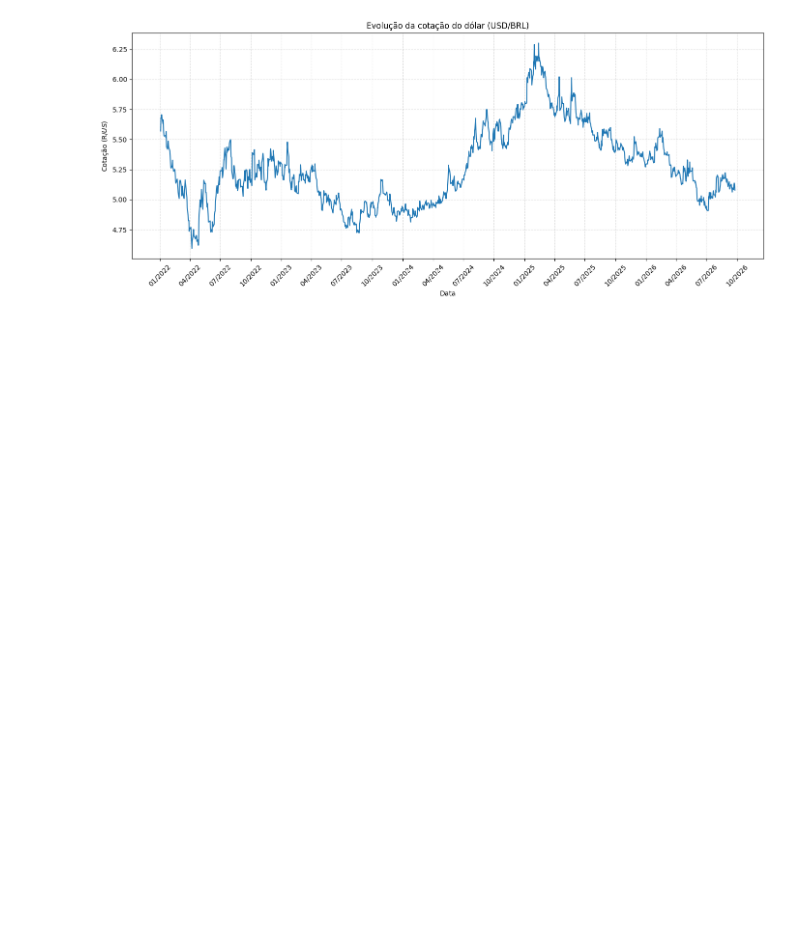
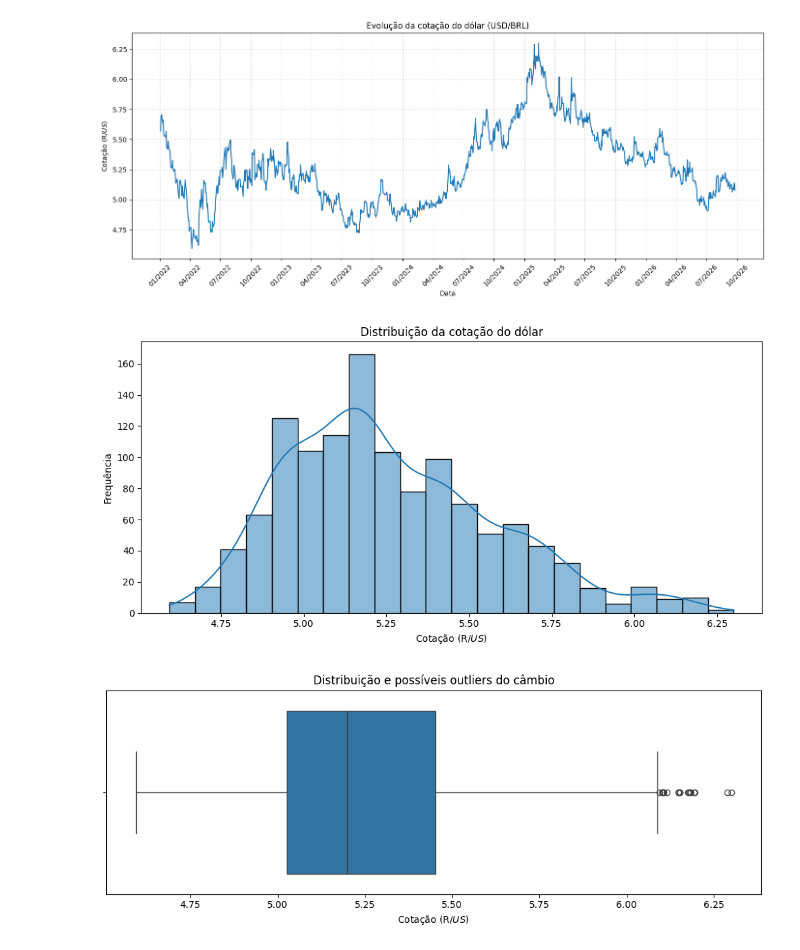
Before and after one commit to vitorjensen/Python_para_Analise_de_Dados, a Jupyter notebook: Projetos/Análise Exploratória de Combustível/Análise_Exploratória_de_Combustível.ipynb, the cells around one changed output. Saved outputs shown, nothing was run; the diff lists cells and outputs as text; code cells hidden in the pictures; blank space fills up the shorter version.

Commit message:
Plotando gráficos de Variação Diária e Outliers

```diff
--- a/Projetos/Análise Exploratória de Combustível/Análise_Exploratória_de_Combustível.ipynb
+++ b/Projetos/Análise Exploratória de Combustível/Análise_Exploratória_de_Combustível.ipynb
@@ -928,3 +948,33 @@ plt.tight_layout()
 plt.show()
 # %% [output]
 [figure]
+# %%
+# Calculando distribuição e possíveis outliers
+
+plt.figure(figsize=(10, 5))
+
+sns.histplot(
+    data=df_cambio,
+    x='Valor_Fechamento',
+    kde=True
+)
+
+plt.title('Distribuição da cotação do dólar')
+plt.xlabel('Cotação (R$/US$)')
+plt.ylabel('Frequência')
+
+plt.tight_layout()
+plt.show()
+
+plt.figure(figsize=(10, 4))
+
+sns.boxplot(x=df_cambio['Valor_Fechamento'])
+
+plt.title('Distribuição e possíveis outliers do câmbio')
+plt.xlabel('Cotação (R$/US$)')
+
+plt.tight_layout()
+plt.show()
+# %% [output]
+[figure, added]
+[figure, added]
```
Also changed, not shown: parts of 5 cells of this notebook.
